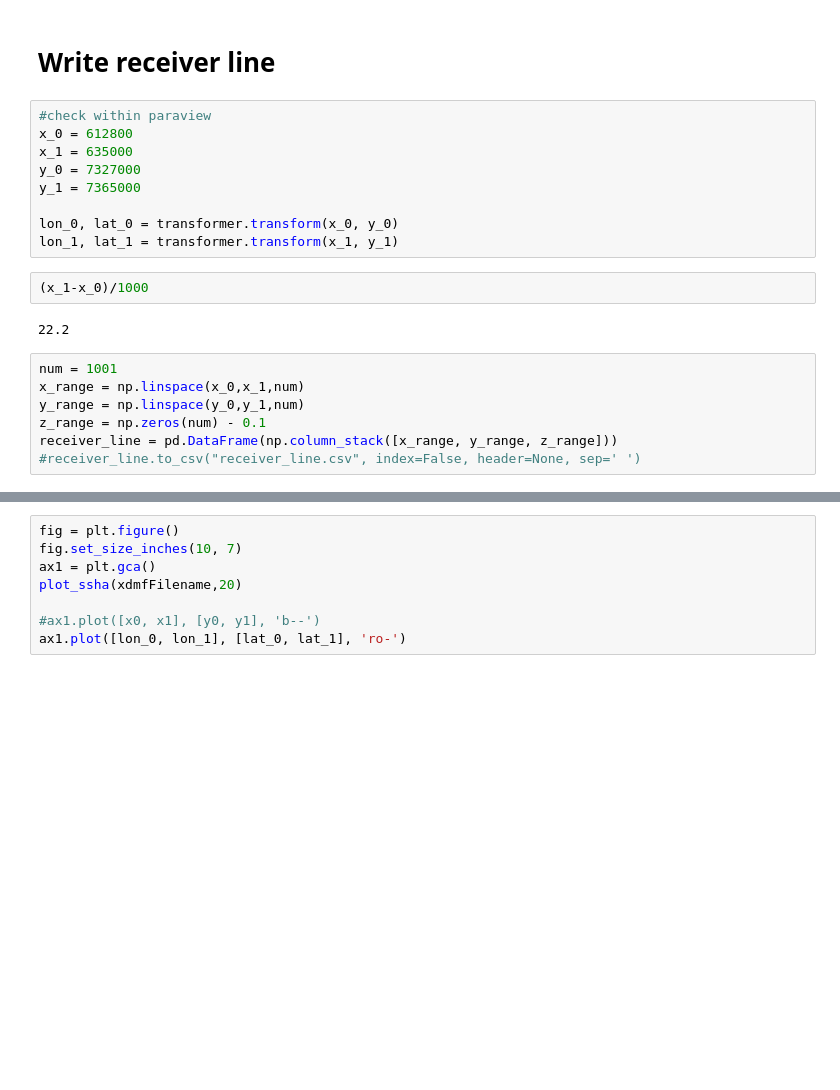
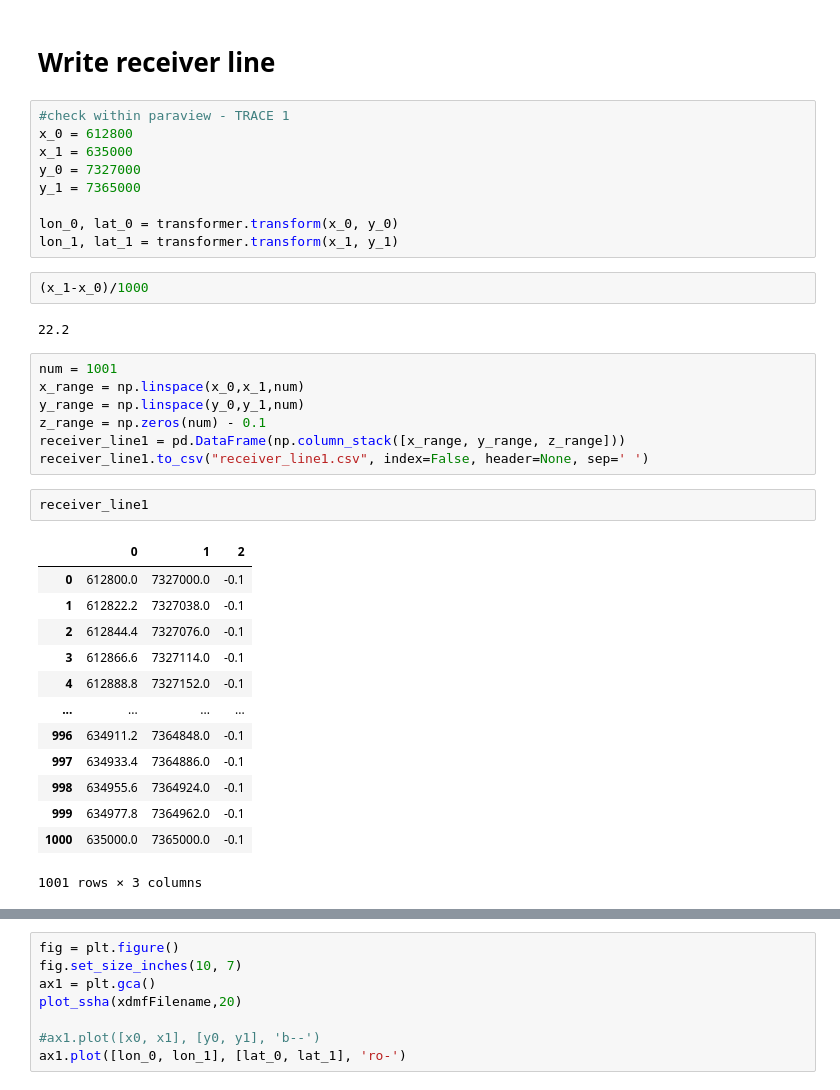
Before and after one commit to fabian-kutschera/Scripts4Processing, a Jupyter notebook: post_plotting/cross-section_from_seissolxdmf.ipynb, the cells around one changed output, grey strips where cells are left out. Drawn from its saved outputs; the diff is of its cells as text; blank space fills up the shorter version.

```diff
--- a/post_plotting/cross-section_from_seissolxdmf.ipynb
+++ b/post_plotting/cross-section_from_seissolxdmf.ipynb
@@ -138,7 +138,7 @@ xdmfFilename = "/import/freenas-m-04-students/fkutschera/simulations/HFFZ_fullyc
 # %% [markdown]
 # Write receiver line
 # %%
-#check within paraview
+#check within paraview - TRACE 1
 x_0 = 612800
 x_1 = 635000
 y_0 = 7327000
@@ -155,5 +155,21 @@ num = 1001
 x_range = np.linspace(x_0,x_1,num)
 y_range = np.linspace(y_0,y_1,num)
 z_range = np.zeros(num) - 0.1
-receiver_line = pd.DataFrame(np.column_stack([x_range, y_range, z_range]))
-#receiver_line.to_csv("receiver_line.csv", index=False, header=None, sep=' ')
+receiver_line1 = pd.DataFrame(np.column_stack([x_range, y_range, z_range]))
+receiver_line1.to_csv("receiver_line1.csv", index=False, header=None, sep=' ')
+# %%
+receiver_line1
+# %% [output]
+|  | 0 | 1 | 2 |
+| 0 | 612800.0 | 7327000.0 | -0.1 |
+| 1 | 612822.2 | 7327038.0 | -0.1 |
+| 2 | 612844.4 | 7327076.0 | -0.1 |
+| 3 | 612866.6 | 7327114.0 | -0.1 |
+| 4 | 612888.8 | 7327152.0 | -0.1 |
+| ... | ... | ... | ... |
+| 996 | 634911.2 | 7364848.0 | -0.1 |
+| 997 | 634933.4 | 7364886.0 | -0.1 |
+| 998 | 634955.6 | 7364924.0 | -0.1 |
+| 999 | 634977.8 | 7364962.0 | -0.1 |
+| 1000 | 635000.0 | 7365000.0 | -0.1 |
+1001 rows × 3 columns
```
Also changed, not shown: parts of 7 cells of this notebook, 5 other files.
